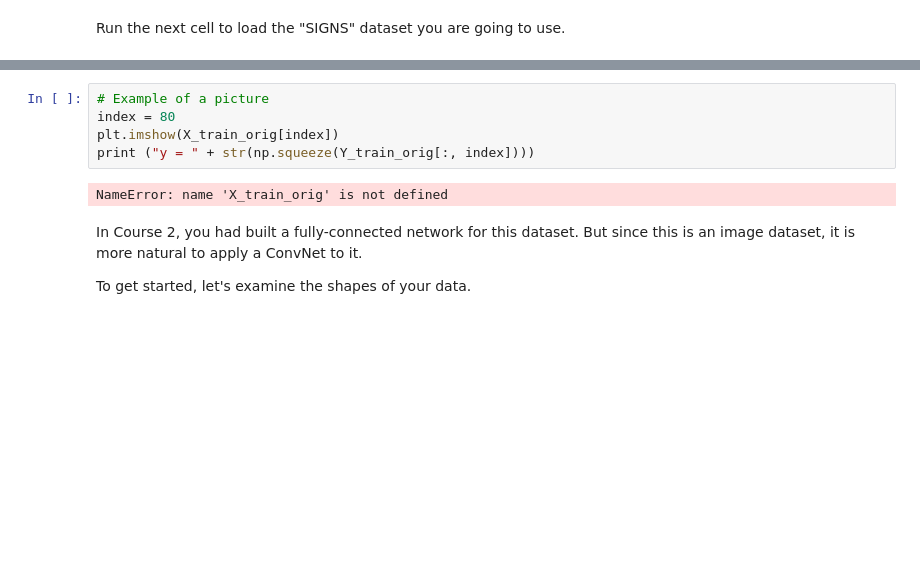
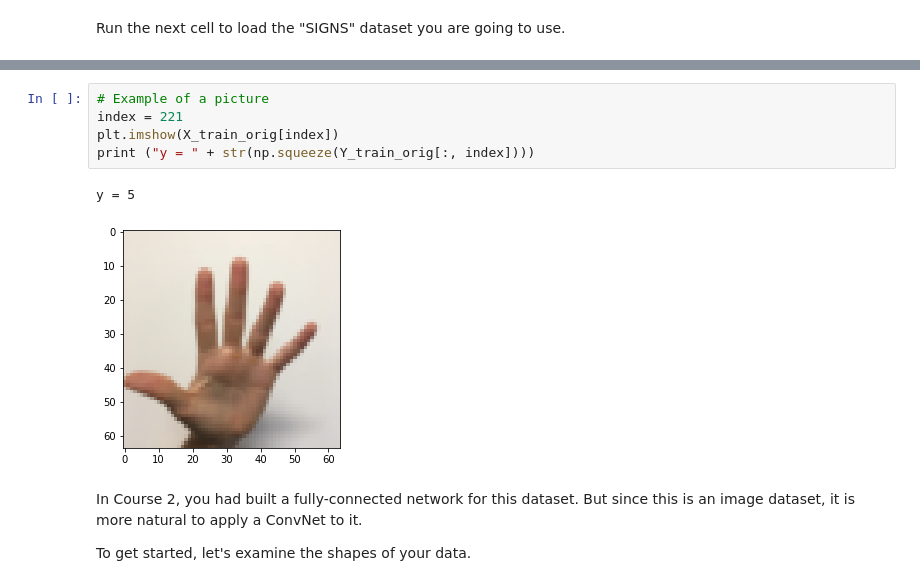
Before and after one commit to pandenghuang/Andrew-Ng-Deep-Learning-notes, a Jupyter notebook: assignments/C4W1/Assignment/C4W1_A2_DD_Convolutional Neural Networks - Application_20210208.ipynb, the cells around one changed output, grey strips where cells are left out. Cells and saved outputs as stored; diff of their text form; blank space fills up the shorter version.

```diff
--- a/assignments/C4W1/Assignment/C4W1_A2_DD_Convolutional Neural Networks - Application_20210208.ipynb
+++ b/assignments/C4W1/Assignment/C4W1_A2_DD_Convolutional Neural Networks - Application_20210208.ipynb
@@ -51,11 +51,12 @@ As a reminder, the SIGNS dataset is a collection of 6 signs representing numbers
 The next cell will show you an example of a labelled image in the dataset. Feel free to change the value of `index` below and re-run to see different examples.
 # %%
 # Example of a picture
-index = 80
+index = 221
 plt.imshow(X_train_orig[index])
 print ("y = " + str(np.squeeze(Y_train_orig[:, index])))
 # %% [output]
-NameError: name 'X_train_orig' is not defined
+y = 5
+[figure, added]
 # %% [markdown]
 In Course 2, you had built a fully-connected network for this dataset. But since this is an image dataset, it is more natural to apply a ConvNet to it.
 
```
Also changed, not shown: parts of 8 cells of this notebook, 6 other files.
